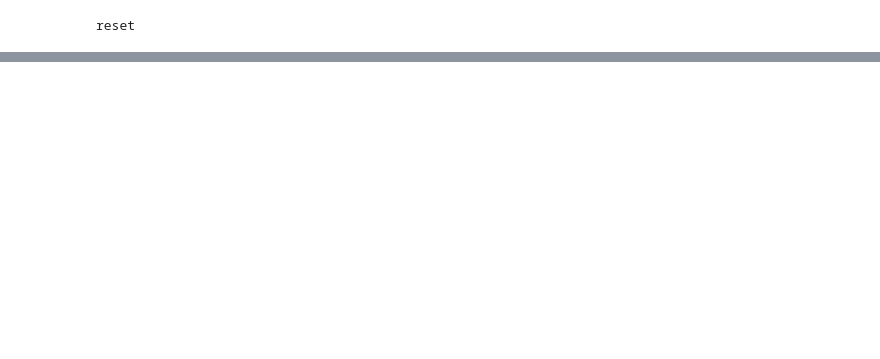
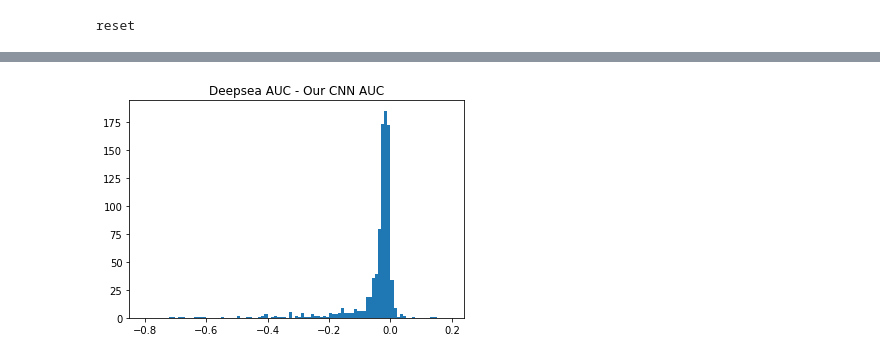
Before and after one commit to YosefLab/epitome, a Jupyter notebook: bionetz/train.ipynb, the cells around one changed output, grey strips where cells are left out. Cells and saved outputs as stored; diff of their text form; code cells hidden in the pictures; blank space fills up the shorter version.

```diff
--- a/bionetz/train.ipynb
+++ b/bionetz/train.ipynb
@@ -492,6 +416,9 @@ plt.show()
 # %%
-plt.hist(np.array(our_scores) - np.array(scores), bins = np.arange(-1,1.01,.01))
+plt.hist(np.array(our_scores) - np.array(scores), bins = np.arange(-.8,.2,.01))
 plt.title("Deepsea AUC - Our CNN AUC")
+plt.show()
+# %% [output]
+[figure, added]
 # %%
 plt.hist(our_scores, alpha = .5, bins = np.arange(0,1.01,.01))
 plt.hist(scores, alpha = .5, bins = np.arange(0,1.01,.01))
```
Also changed, not shown: parts of 12 cells of this notebook, 1 other file.
